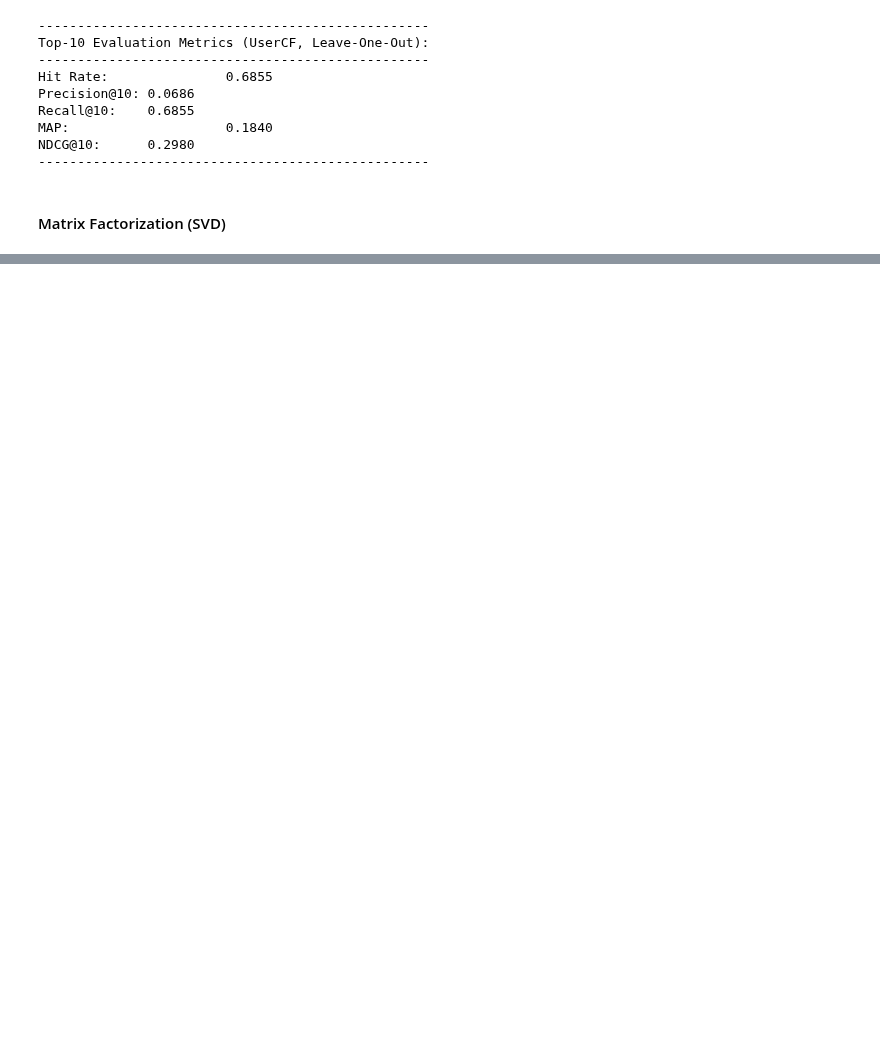
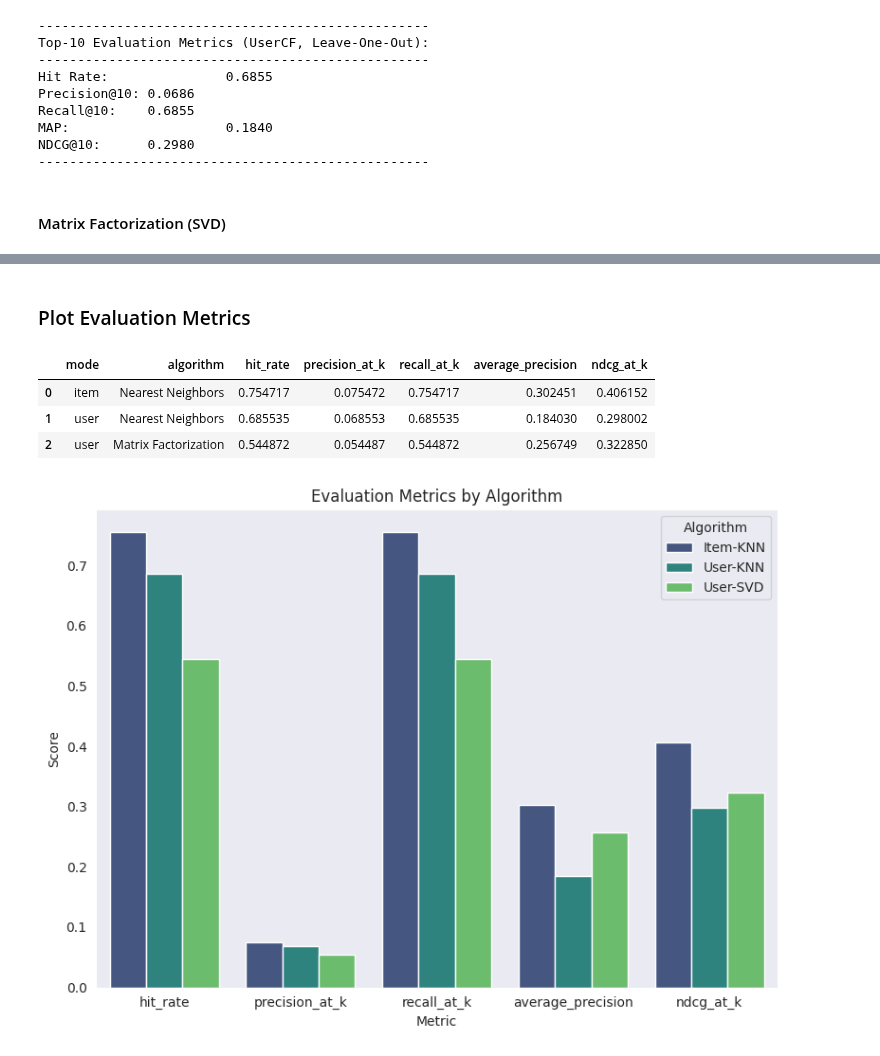
Before and after one commit to ds-edu/capstone-recsys, a Jupyter notebook: recsys_ecomm/notebooks/recsys.ipynb, the cells around one changed output, grey strips where cells are left out. Drawn from its saved outputs; the diff is of its cells as text; code cells hidden in the pictures; blank space fills up the shorter version.

```diff
--- a/recsys_ecomm/notebooks/recsys.ipynb
+++ b/recsys_ecomm/notebooks/recsys.ipynb
@@ -1578,3 +1632,37 @@ Recall@10:    0.5449
 MAP:              0.2567
 NDCG@10:      0.3229
 --------------------------------------------------
+# %% [markdown]
+### Plot Evaluation Metrics
+# %%
+df_eval_metrics = CollaborativeFiltering.evaluation_metrics
+df_eval_metrics
+# %% [output]
+|  | mode | algorithm | hit_rate | precision_at_k | recall_at_k | average_precision | ndcg_at_k |
+| 0 | item | Nearest Neighbors | 0.754717 | 0.075472 | 0.754717 | 0.302451 | 0.406152 |
+| 1 | user | Nearest Neighbors | 0.685535 | 0.068553 | 0.685535 | 0.184030 | 0.298002 |
+| 2 | user | Matrix Factorization | 0.544872 | 0.054487 | 0.544872 | 0.256749 | 0.322850 |
+# %%
+df_eval_metrics['algorithm'] = df_eval_metrics['mode'].str.title().str.cat(df_eval_metrics['algorithm'], sep='-')
+df_eval_metrics.drop('mode', axis=1, inplace=True)
+df_eval_metrics['algorithm'] = df_eval_metrics['algorithm'].str.replace('Nearest Neighbors', 'KNN')
+df_eval_metrics['algorithm'] = df_eval_metrics['algorithm'].str.replace('Matrix Factorization', 'SVD')
+metrics_cols = ['hit_rate', 'precision_at_k', 'recall_at_k', 'average_precision', 'ndcg_at_k']
+df_plot = df_eval_metrics.melt(id_vars='algorithm', value_vars=metrics_cols, var_name='Metric', value_name='Score')
+# %%
+plt.figure(figsize=(8, 6))
+sns.barplot(
+    data=df_plot,
+    x='Metric',
+    y='Score',
+    hue='algorithm',
+    palette='viridis'
+)
+plt.title('Evaluation Metrics by Algorithm')
+plt.ylabel('Score')
+plt.xlabel('Metric')
+plt.legend(title='Algorithm')
+plt.tight_layout()
+plt.show()
+# %% [output]
+[figure, added]
```
Also changed, not shown: parts of 3 cells of this notebook.
